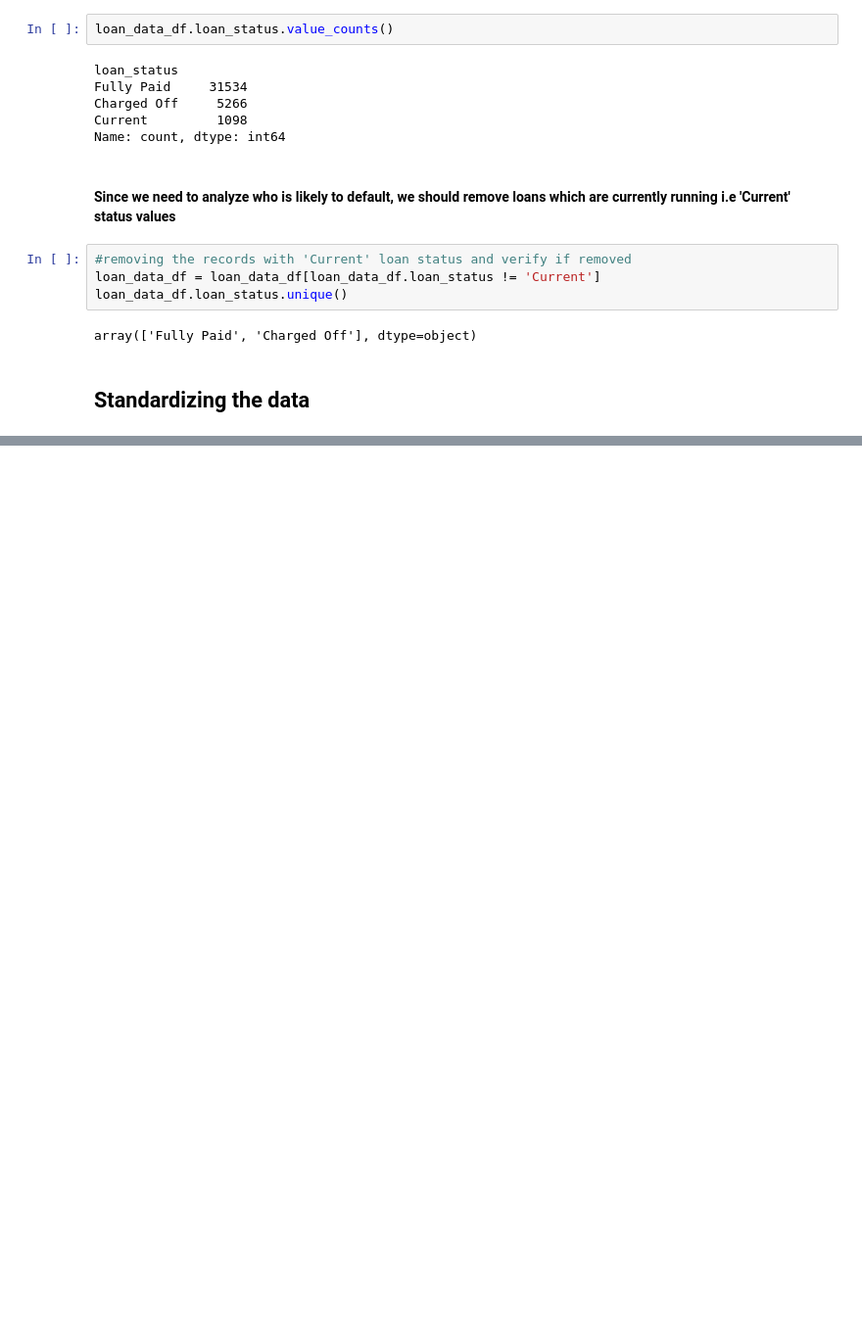
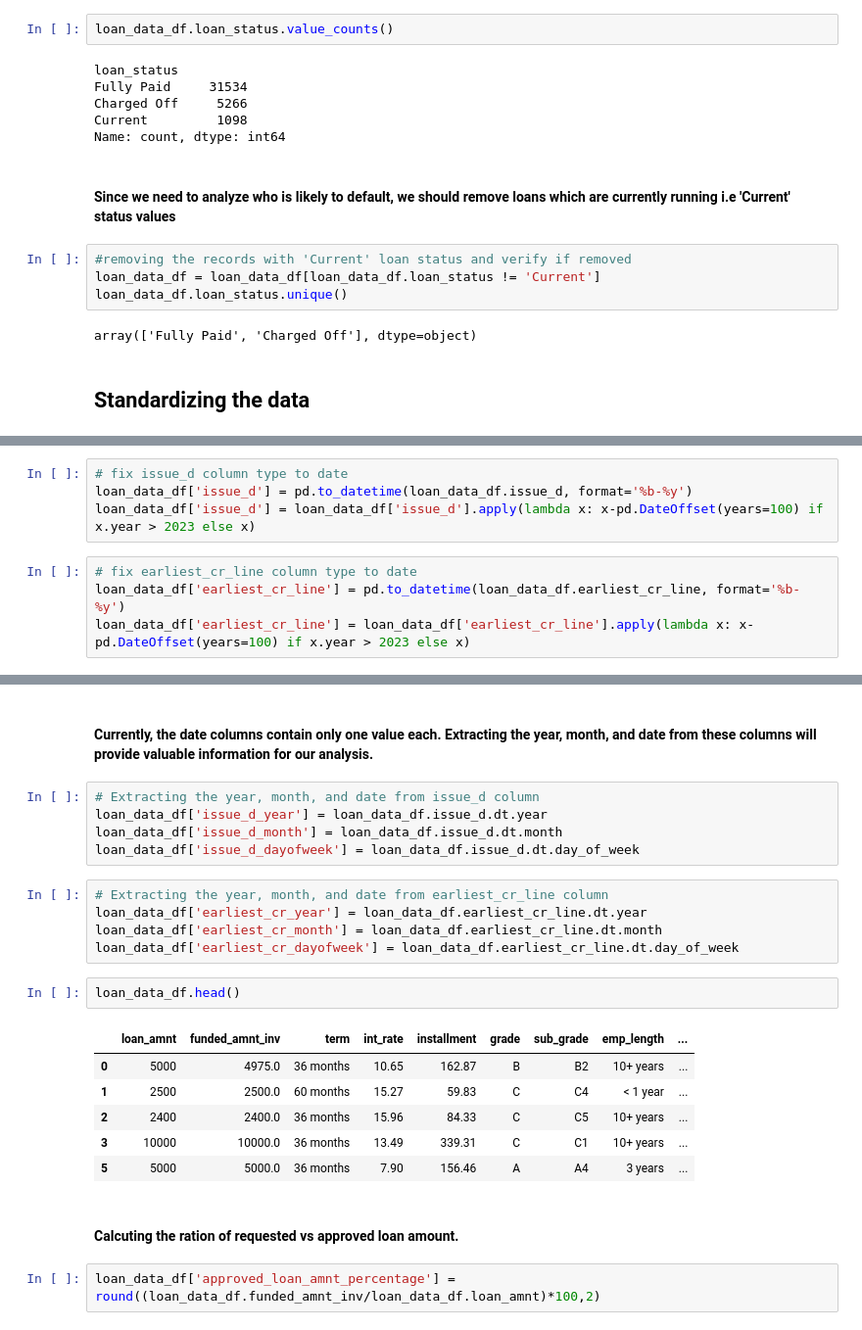
Before and after one commit to pushkar803/LendingClubCaseStudy, a Jupyter notebook: Pushkar_Shetye.ipynb, the cells around one changed output, grey strips where cells are left out. Shown at 98% size. Cells and saved outputs as stored; diff of their text form; blank space fills up the shorter version.

Commit message:
data standardization and data type conversion done

```diff
--- a/Pushkar_Shetye.ipynb
+++ b/Pushkar_Shetye.ipynb
@@ -243,0 +385,8 @@ array(['Fully Paid', 'Charged Off'], dtype=object)
+# %%
+# fix issue_d column type to date
+loan_data_df['issue_d'] = pd.to_datetime(loan_data_df.issue_d, format='%b-%y')
+loan_data_df['issue_d'] = loan_data_df['issue_d'].apply(lambda x: x-pd.DateOffset(years=100) if x.year > 2023 else x)
+# %%
+# fix earliest_cr_line column type to date
+loan_data_df['earliest_cr_line'] = pd.to_datetime(loan_data_df.earliest_cr_line, format='%b-%y')
+loan_data_df['earliest_cr_line'] = loan_data_df['earliest_cr_line'].apply(lambda x: x-pd.DateOffset(years=100) if x.year > 2023 else x)
@@ -243,0 +425,25 @@ array(['Fully Paid', 'Charged Off'], dtype=object)
+# %% [markdown]
+#### Currently, the date columns contain only one value each. Extracting the year, month, and date from these columns will provide valuable information for our analysis.
+# %%
+# Extracting the year, month, and date from issue_d column
+loan_data_df['issue_d_year'] = loan_data_df.issue_d.dt.year
+loan_data_df['issue_d_month'] = loan_data_df.issue_d.dt.month
+loan_data_df['issue_d_dayofweek'] = loan_data_df.issue_d.dt.day_of_week
+# %%
+# Extracting the year, month, and date from earliest_cr_line column
+loan_data_df['earliest_cr_year'] = loan_data_df.earliest_cr_line.dt.year
+loan_data_df['earliest_cr_month'] = loan_data_df.earliest_cr_line.dt.month
+loan_data_df['earliest_cr_dayofweek'] = loan_data_df.earliest_cr_line.dt.day_of_week
+# %%
+loan_data_df.head()
+# %% [output]
+|  | loan_amnt | funded_amnt_inv | term | int_rate | installment | grade | sub_grade | emp_length | ... |
+| 0 | 5000 | 4975.0 | 36 months | 10.65 | 162.87 | B | B2 | 10+ years | ... |
+| 1 | 2500 | 2500.0 | 60 months | 15.27 | 59.83 | C | C4 | < 1 year | ... |
+| 2 | 2400 | 2400.0 | 36 months | 15.96 | 84.33 | C | C5 | 10+ years | ... |
+| 3 | 10000 | 10000.0 | 36 months | 13.49 | 339.31 | C | C1 | 10+ years | ... |
+| 5 | 5000 | 5000.0 | 36 months | 7.90 | 156.46 | A | A4 | 3 years | ... |
+# %% [markdown]
+#### Calcuting the ration of requested vs approved loan amount.
+# %%
+loan_data_df['approved_loan_amnt_percentage'] = round((loan_data_df.funded_amnt_inv/loan_data_df.loan_amnt)*100,2)
```
Also changed, not shown: parts of 27 cells of this notebook.
